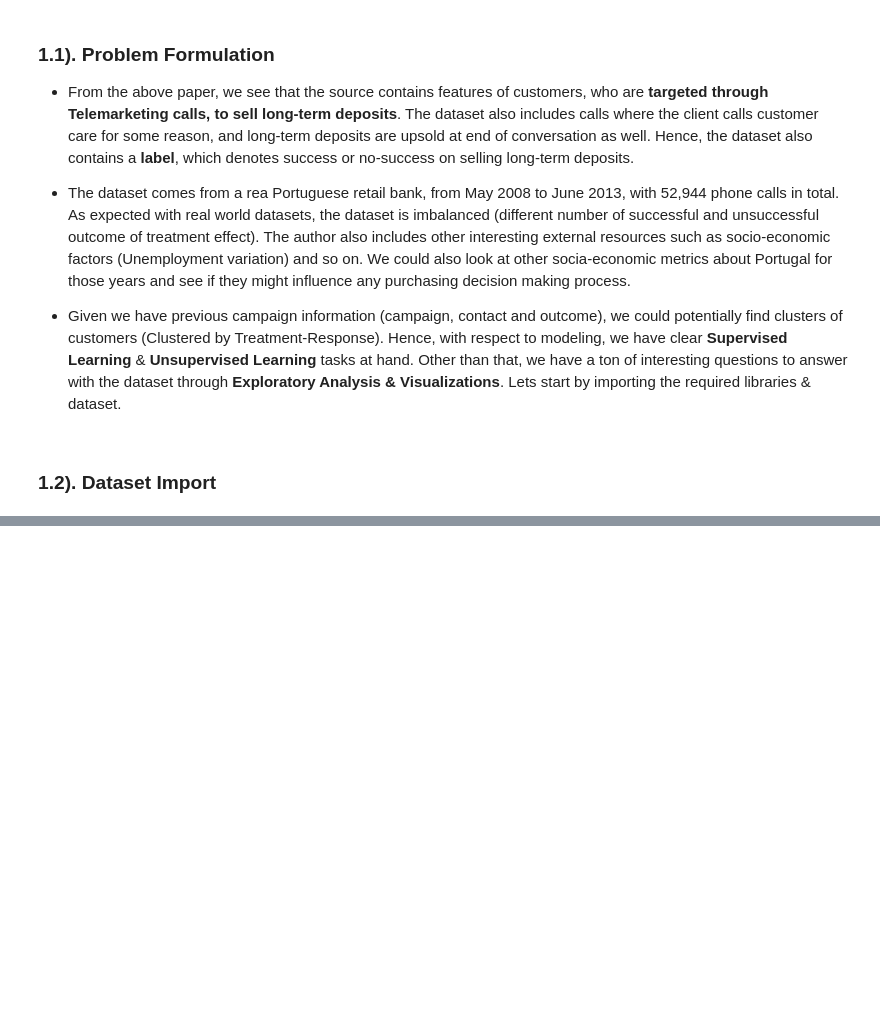
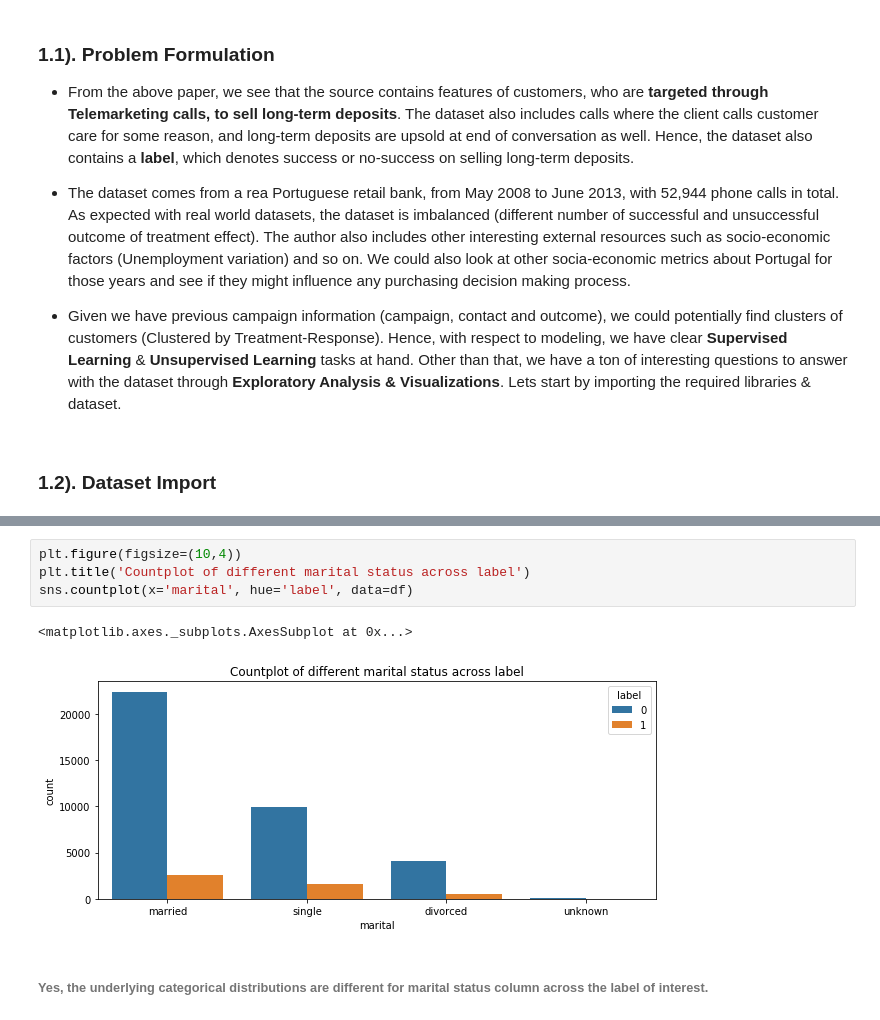
Before and after one commit to AdiVarma27/DirectMarketingPrediction, a Jupyter notebook: DirectMarketingPrediction.ipynb, the cells around one changed output, grey strips where cells are left out. Saved outputs shown, nothing was run; the diff lists cells and outputs as text; blank space fills up the shorter version.

```diff
--- a/DirectMarketingPrediction.ipynb
+++ b/DirectMarketingPrediction.ipynb
@@ -74,0 +211,9 @@ df.head()
+# %%
+plt.figure(figsize=(10,4))
+plt.title('Countplot of different marital status across label')
+sns.countplot(x='marital', hue='label', data=df)
+# %% [output]
+<matplotlib.axes._subplots.AxesSubplot at 0x...>
+[figure, added]
+# %% [markdown]
+###### Yes, the underlying categorical distributions are different for marital status column across the label of interest.
```
Also changed, not shown: parts of 37 cells of this notebook.
